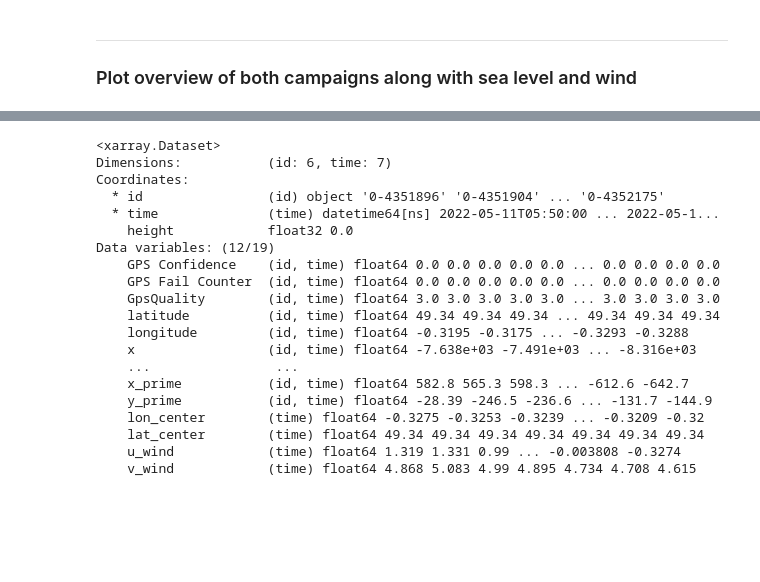
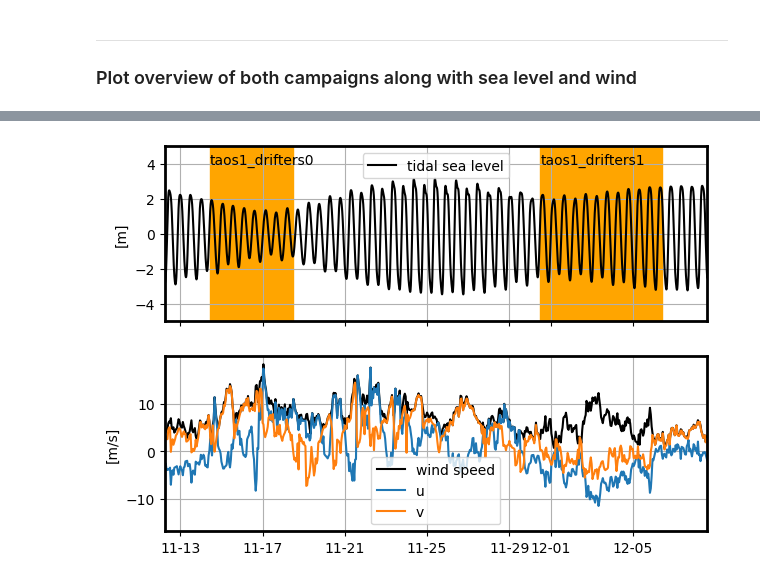
Before and after one commit to apatlpo/taos, a Jupyter notebook: insitu/taos0/overview.ipynb, the cells around one changed output, grey strips where cells are left out. Cells and saved outputs as stored; diff of their text form; code cells hidden in the pictures; blank space fills up the shorter version.

Commit message:
big overhaul of taos0/1 data cleaning and processing + lern drifters data

```diff
--- a/insitu/taos0/overview.ipynb
+++ b/insitu/taos0/overview.ipynb
@@ -12,13 +12,18 @@ import pandas as pd
 import pynsitu as pin
 # %%
 ## taos
-root_dir = "/Users/aponte/Current_Projects/taos/campagnes/taos0/"
 
 # load all
+root_dir = "/Users/aponte/Current_Projects/taos/campagnes/taos0/"
 cp0 = pin.Campaign(os.path.join(root_dir,f"drifters0/taos0_drifters0.yaml"))
 cp1 = pin.Campaign(os.path.join(root_dir,f"drifters1/taos0_drifters1.yaml"))
+C = dict(taos0_drifters0=cp0, taos0_drifters1=cp1)
 
-C = dict(taos0_drifters0=cp0, taos0_drifters1=cp1)
+root_dir = "/Users/aponte/Current_Projects/taos/campagnes/taos1/"
+cp0 = pin.Campaign(os.path.join(root_dir,f"drifters0/taos1_drifters0.yaml"))
+cp1 = pin.Campaign(os.path.join(root_dir,f"drifters1/taos1_drifters1.yaml"))
+C = dict(taos1_drifters0=cp0, taos1_drifters1=cp1)
+
 
 # plot all deployments
 for c, cp in C.items():
@@ -67,3 +55,9 @@ cp.platforms
+# %%
+
+root_dir_other = "/Users/aponte/Current_Projects/taos/campagnes/other/"
+cpo = pin.Campaign(os.path.join(root_dir_other, "taos_other.yaml"))
+
+dst = cpo.load("tide_gauge_ouistreham.nc",  toframe=True)
 # %%
 D, S, W, Slvl = (dict() for _ in range(4))
 
@@ -80,7 +74,8 @@ for c, cp in C.items():
     #           )
 
     W[c] = cp.load("arome.nc")
-    Slvl[c] = cp.load('sea_level.nc', toframe=True)
+    #Slvl[c] = cp.load('sea_level.nc', toframe=True)
+    Slvl[c] = dst
 # %% [markdown]
 ---
 ### Plot overview of both campaigns along with sea level and wind
@@ -393,23 +161,0 @@ del_t = pd.Timedelta('1H')
-# %%
-ds.sel(time=slice(ds.time[10]-del_t, ds.time[10]))
-# %% [output]
-<xarray.Dataset>
-Dimensions:           (id: 6, time: 7)
-Coordinates:
-  * id                (id) object '0-4351896' '0-4351904' ... '0-4352175'
-  * time              (time) datetime64[ns] 2022-05-11T05:50:00 ... 2022-05-1...
-    height            float32 0.0
-Data variables: (12/19)
-    GPS Confidence    (id, time) float64 0.0 0.0 0.0 0.0 0.0 ... 0.0 0.0 0.0 0.0
-    GPS Fail Counter  (id, time) float64 0.0 0.0 0.0 0.0 0.0 ... 0.0 0.0 0.0 0.0
-    GpsQuality        (id, time) float64 3.0 3.0 3.0 3.0 3.0 ... 3.0 3.0 3.0 3.0
-    latitude          (id, time) float64 49.34 49.34 49.34 ... 49.34 49.34 49.34
-    longitude         (id, time) float64 -0.3195 -0.3175 ... -0.3293 -0.3288
-    x                 (id, time) float64 -7.638e+03 -7.491e+03 ... -8.316e+03
-    ...                ...
-    x_prime           (id, time) float64 582.8 565.3 598.3 ... -612.6 -642.7
-    y_prime           (id, time) float64 -28.39 -246.5 -236.6 ... -131.7 -144.9
-    lon_center        (time) float64 -0.3275 -0.3253 -0.3239 ... -0.3209 -0.32
-    lat_center        (time) float64 49.34 49.34 49.34 49.34 49.34 49.34 49.34
-    u_wind            (time) float64 1.319 1.331 0.99 ... -0.003808 -0.3274
-    v_wind            (time) float64 4.868 5.083 4.99 4.895 4.734 4.708 4.615
@@ -494,0 +162,4 @@ make_movie(cp, ds)
+# %%
+plot_combined_deployments(wind_stress=False)
+# %% [output]
+[figure, added]
```
Also changed, not shown: parts of 22 cells of this notebook, 8 other files.
